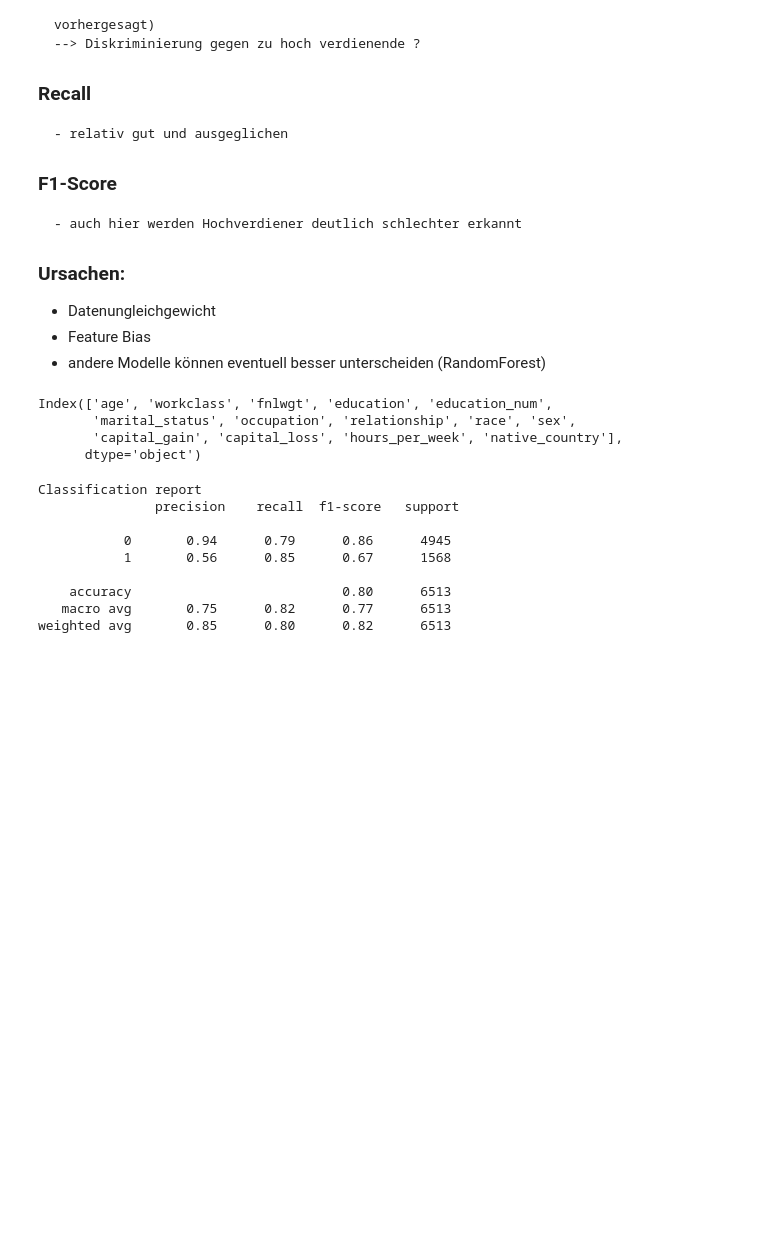
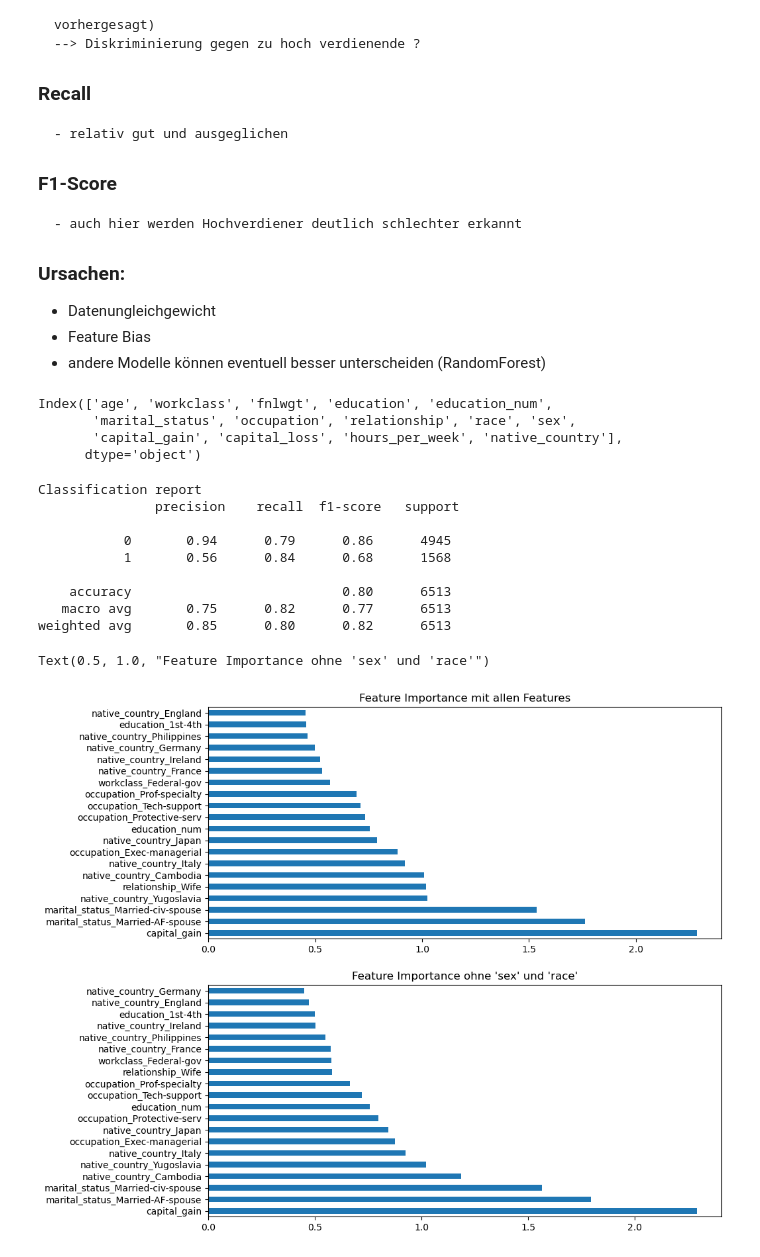
Before and after one commit to TobiasKipp3592/Adult_Cencus_Income_Project, a Jupyter notebook: data_science.ipynb, the cells around one changed output. Drawn from its saved outputs; the diff is of its cells as text; code cells hidden in the pictures; blank space fills up the shorter version.

Commit message:
Feature-Importance

```diff
--- a/data_science.ipynb
+++ b/data_science.ipynb
@@ -181,21 +190,21 @@ crit_cols = ["sex", "race"]
 features_train_crit = features_train.drop(columns=crit_cols)
 features_test_crit = features_test.drop(columns=crit_cols)
 
-num_cols = features_train_crit.select_dtypes(include=["int64"]).columns
-cat_cols = features_train_crit.select_dtypes(include=["object"]).columns
+num_cols_crit = features_train_crit.select_dtypes(include=["int64"]).columns
+cat_cols_crit = features_train_crit.select_dtypes(include=["object"]).columns
 
-preprocessor = ColumnTransformer([
-    ("num", StandardScaler(), num_cols),
-    ("cat", OneHotEncoder(), cat_cols)
+preprocessor_crit = ColumnTransformer([
+    ("num", StandardScaler(), num_cols_crit),
+    ("cat", OneHotEncoder(), cat_cols_crit)
 ])
 
-pipeline_log_base = Pipeline([
-    ("preprocessor", preprocessor),
+pipeline_log_base_crit = Pipeline([
+    ("preprocessor", preprocessor_crit),
     ("model", LogisticRegression(class_weight="balanced", random_state = 42))
      ])
 
-pipeline_log_base.fit(features_train_crit, target_train)
-target_pred_log_base_crit = pipeline_log_base.predict(features_test_crit)
+pipeline_log_base_crit.fit(features_train_crit, target_train)
+target_pred_log_base_crit = pipeline_log_base_crit.predict(features_test_crit)
 
 print("Classification report\n", classification_report(target_test, target_pred_log_base_crit))
 # %% [output]
@@ -203,8 +212,30 @@ Classification report
                precision    recall  f1-score   support
 
            0       0.94      0.79      0.86      4945
-           1       0.56      0.85      0.67      1568
+           1       0.56      0.84      0.68      1568
 
     accuracy                           0.80      6513
    macro avg       0.75      0.82      0.77      6513
 weighted avg       0.85      0.80      0.82      6513
+# %%
+# Feature-Importance des Base-Line Modells
+feature_names = list(num_cols) + list(pipeline_log_base.named_steps['preprocessor'].named_transformers_['cat'].get_feature_names_out(cat_cols))
+coefficients = pipeline_log_base.named_steps["model"].coef_[0]
+feature_importance = pd.Series(data = pipeline_log_base.named_steps["model"].coef_[0],
+                               index = feature_names).sort_values(ascending=False)
+# Feature Importance OHNE sex and race
+feature_names_crit = list(num_cols_crit) + list(pipeline_log_base_crit.named_steps['preprocessor'].named_transformers_['cat'].get_feature_names_out(cat_cols_crit))
+coefficients_crit = pipeline_log_base_crit.named_steps["model"].coef_[0]
+feature_importance_crit = pd.Series(data = pipeline_log_base_crit.named_steps["model"].coef_[0],
+                               index = feature_names_crit).sort_values(ascending=False)
+
+# Plot
+fig, ax = plt.subplots(2, 1, figsize=(10, 10))
+feature_importance.head(20).plot(kind='barh', ax = ax[0])
+feature_importance_crit.head(20).plot(kind='barh', ax = ax[1])
+
+ax[0].set_title("Feature Importance mit allen Features")
+ax[1].set_title("Feature Importance ohne 'sex' und 'race'")
+# %% [output]
+Text(0.5, 1.0, "Feature Importance ohne 'sex' und 'race'")
+[figure, added]
```
Also changed, not shown: parts of 3 cells of this notebook.
